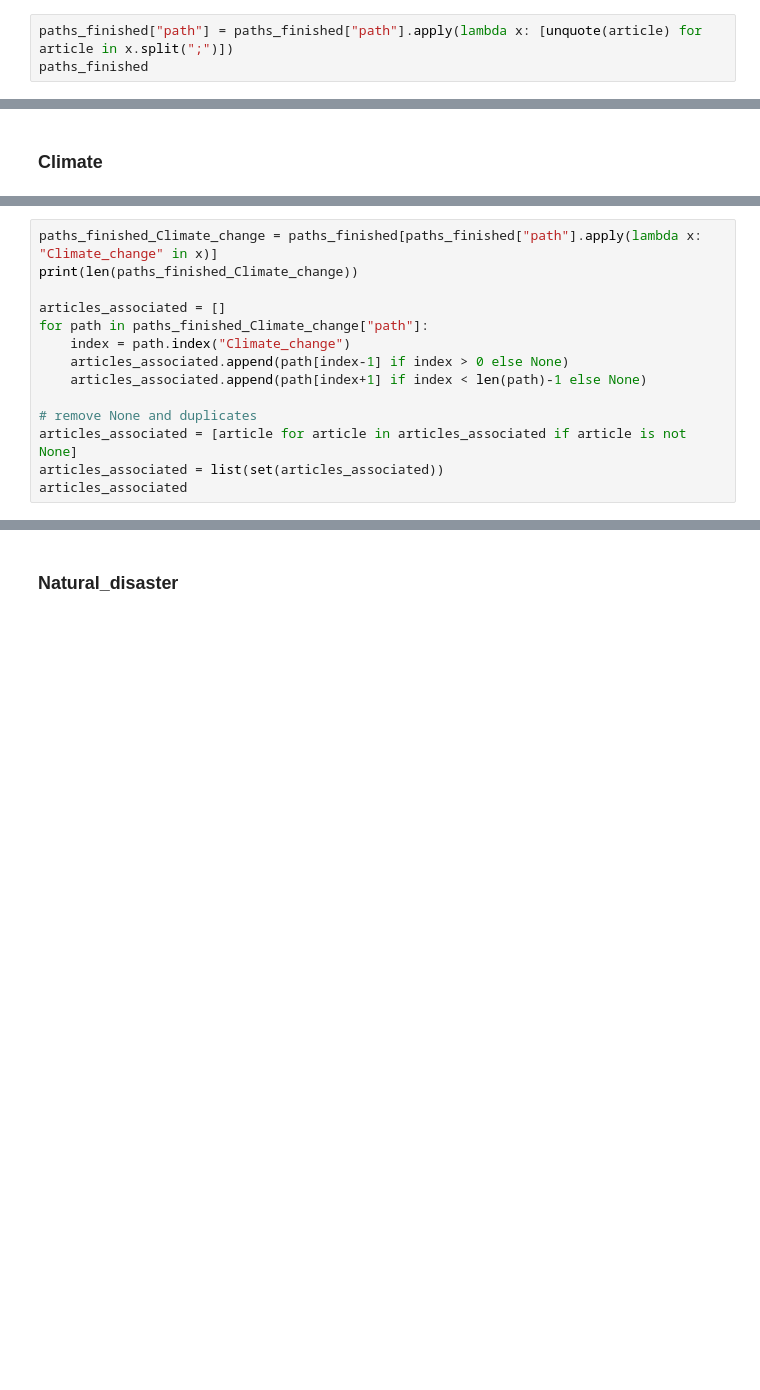
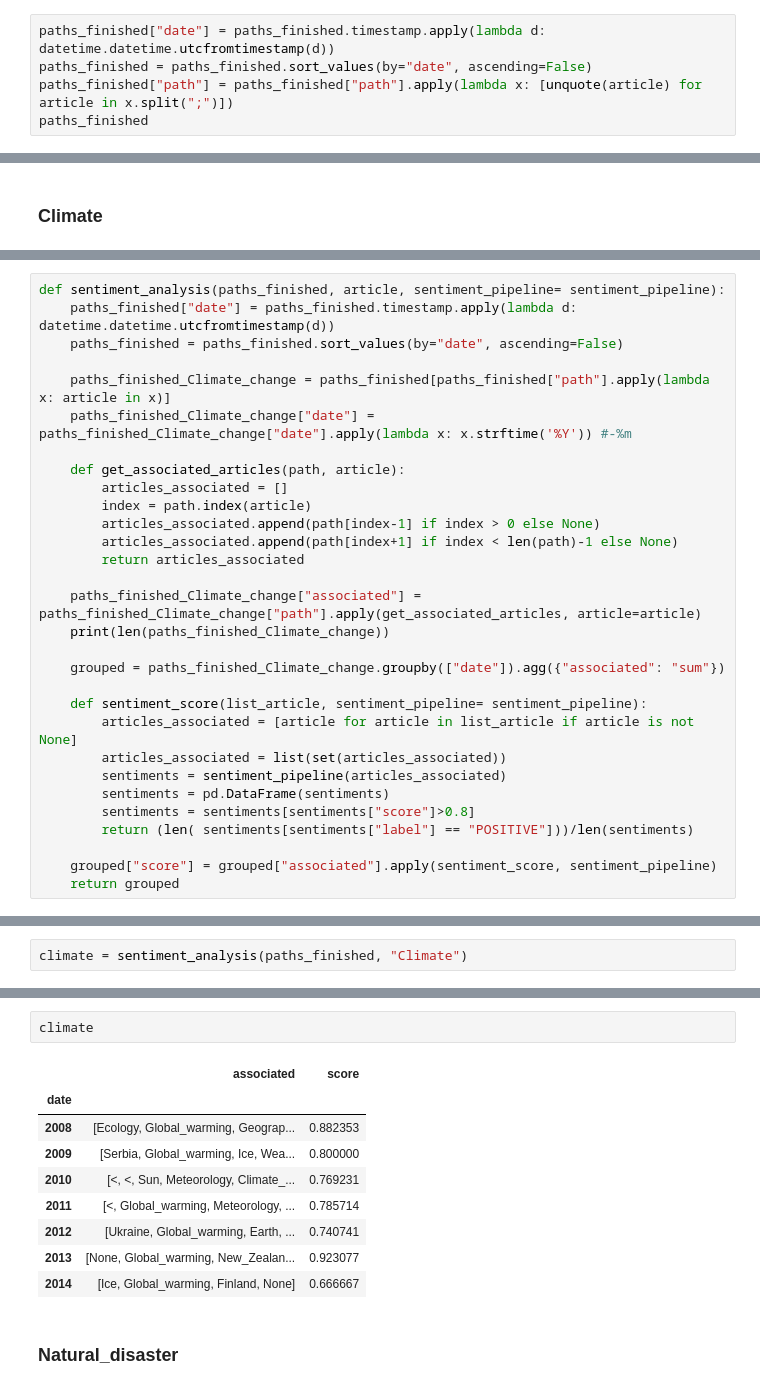
Before and after one commit to epfl-ada/ada-2024-project-the5outliers, a Jupyter notebook: time_and_sentiment_analysis.ipynb, the cells around one changed output, grey strips where cells are left out. Drawn from its saved outputs; the diff is of its cells as text; blank space fills up the shorter version.

Commit message:
test different sentiment topics

```diff
--- a/time_and_sentiment_analysis.ipynb
+++ b/time_and_sentiment_analysis.ipynb
@@ -125,5 +127,7 @@ grouped_duration.plot(x="date", y="durationInSec")
 # %%
 from urllib.parse import unquote
 # %%
+paths_finished["date"] = paths_finished.timestamp.apply(lambda d:  datetime.datetime.utcfromtimestamp(d))
+paths_finished = paths_finished.sort_values(by="date", ascending=False)
 paths_finished["path"] = paths_finished["path"].apply(lambda x: [unquote(article) for article in x.split(";")])
 paths_finished
@@ -225,14 +195,30 @@ dtype: int64
 # %%
-paths_finished_Climate_change = paths_finished[paths_finished["path"].apply(lambda x: "Climate_change" in x)]
-print(len(paths_finished_Climate_change))
+def sentiment_analysis(paths_finished, article, sentiment_pipeline= sentiment_pipeline):
+    paths_finished["date"] = paths_finished.timestamp.apply(lambda d:  datetime.datetime.utcfromtimestamp(d))
+    paths_finished = paths_finished.sort_values(by="date", ascending=False)
 
-articles_associated = []
-for path in paths_finished_Climate_change["path"]:
-    index = path.index("Climate_change")
-    articles_associated.append(path[index-1] if index > 0 else None)
-    articles_associated.append(path[index+1] if index < len(path)-1 else None)
+    paths_finished_Climate_change = paths_finished[paths_finished["path"].apply(lambda x: article in x)]
+    paths_finished_Climate_change["date"] = paths_finished_Climate_change["date"].apply(lambda x: x.strftime('%Y')) #-%m
 
-# remove None and duplicates
-articles_associated = [article for article in articles_associated if article is not None]
-articles_associated = list(set(articles_associated))
-articles_associated
+    def get_associated_articles(path, article):
+        articles_associated = []
+        index = path.index(article)
+        articles_associated.append(path[index-1] if index > 0 else None)
+        articles_associated.append(path[index+1] if index < len(path)-1 else None)
+        return articles_associated
+
+    paths_finished_Climate_change["associated"] = paths_finished_Climate_change["path"].apply(get_associated_articles, article=article)
+    print(len(paths_finished_Climate_change))
+
+    grouped = paths_finished_Climate_change.groupby(["date"]).agg({"associated": "sum"})
+
+    def sentiment_score(list_article, sentiment_pipeline= sentiment_pipeline):
+        articles_associated = [article for article in list_article if article is not None]
+        articles_associated = list(set(articles_associated))
+        sentiments = sentiment_pipeline(articles_associated)
+        sentiments = pd.DataFrame(sentiments)
+        sentiments = sentiments[sentiments["score"]>0.8]
+        return (len( sentiments[sentiments["label"] == "POSITIVE"]))/len(sentiments)
+
+    grouped["score"] = grouped["associated"].apply(sentiment_score, sentiment_pipeline)
+    return grouped
@@ -282,0 +225,2 @@ sentiments
+# %%
+climate = sentiment_analysis(paths_finished, "Climate")
@@ -283,2 +239,14 @@ sentiments
+# %%
+climate
+# %% [output]
+|  | associated | score |
+| date |  |  |
+| 2008 | [Ecology, Global_warming, Geograp... | 0.882353 |
+| 2009 | [Serbia, Global_warming, Ice, Wea... | 0.800000 |
+| 2010 | [<, <, Sun, Meteorology, Climate_... | 0.769231 |
+| 2011 | [<, Global_warming, Meteorology, ... | 0.785714 |
+| 2012 | [Ukraine, Global_warming, Earth, ... | 0.740741 |
+| 2013 | [None, Global_warming, New_Zealan... | 0.923077 |
+| 2014 | [Ice, Global_warming, Finland, None] | 0.666667 |
 # %% [markdown]
 ### Natural_disaster
```
Also changed, not shown: parts of 16 cells of this notebook.
